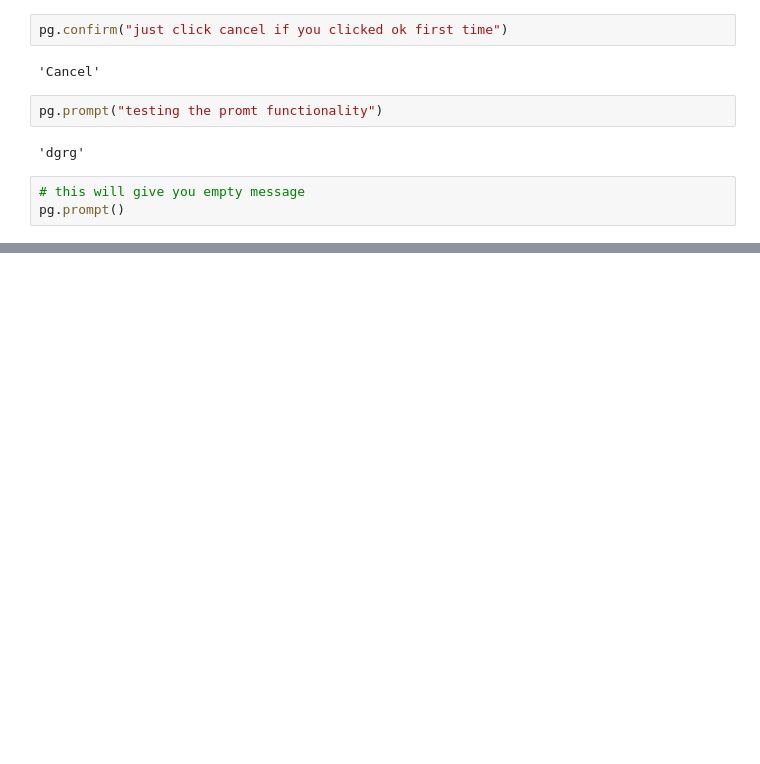
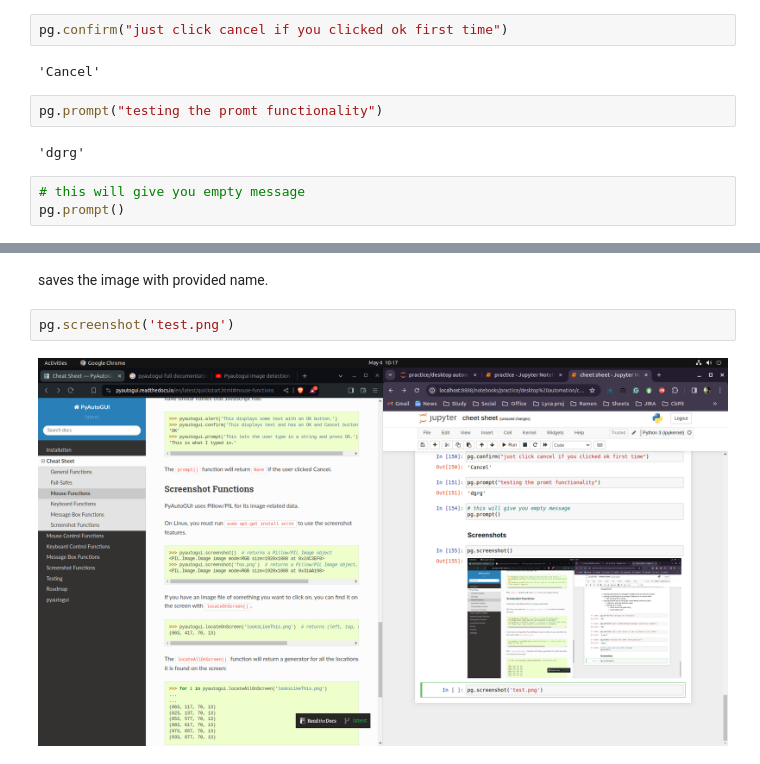
Before and after one commit to prasanthkondapalli/desktop_automation, a Jupyter notebook: cheet sheet.ipynb, the cells around one changed output, grey strips where cells are left out. Saved outputs shown, nothing was run; the diff lists cells and outputs as text; blank space fills up the shorter version.

```diff
--- a/cheet sheet.ipynb
+++ b/cheet sheet.ipynb
@@ -170,0 +193,6 @@ pg.prompt()
+# %% [markdown]
+saves the image with provided name.
+# %%
+pg.screenshot('test.png')
+# %% [output]
+[figure, added]
```
Also changed, not shown: parts of 29 cells of this notebook, 8 other files.
